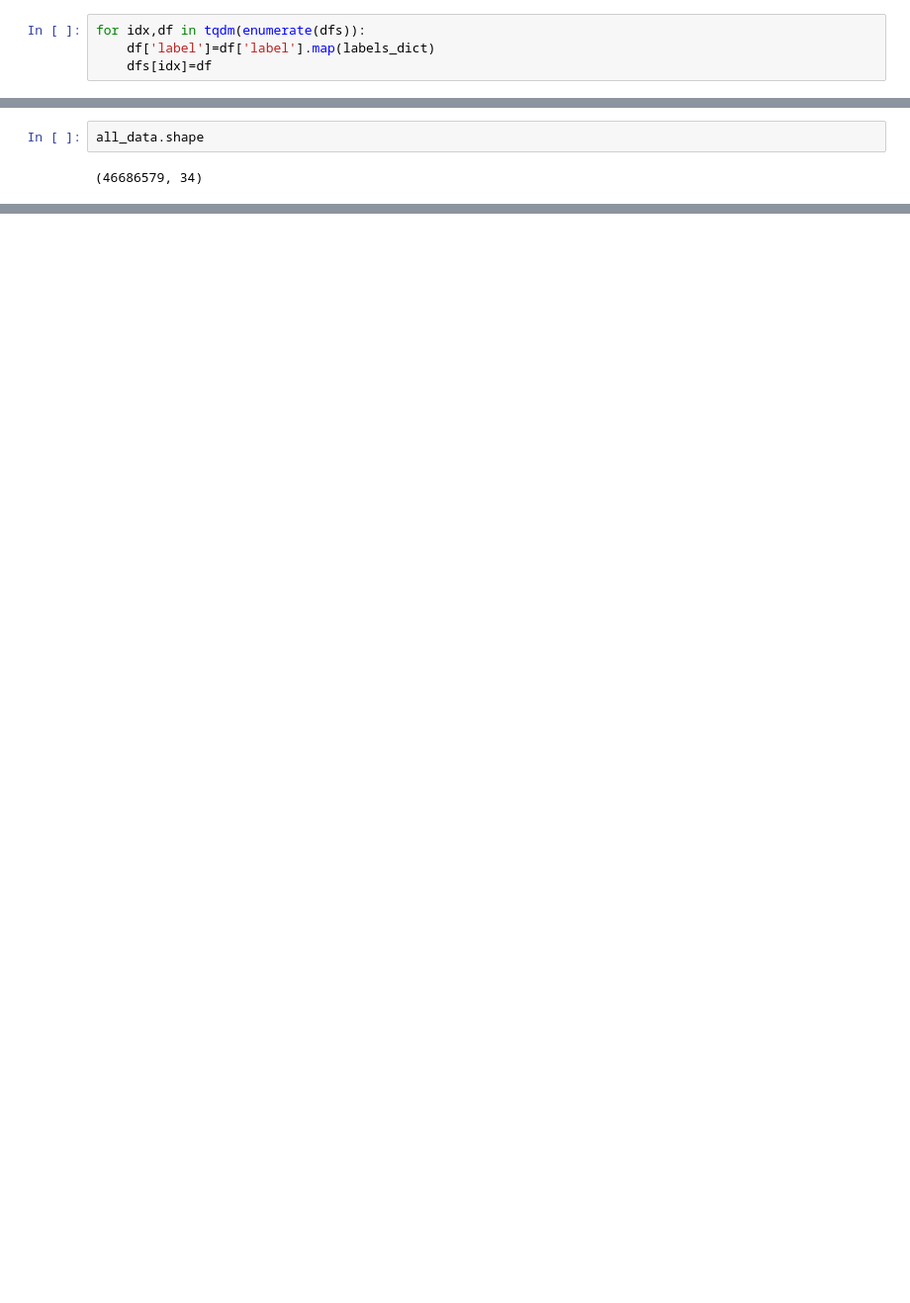
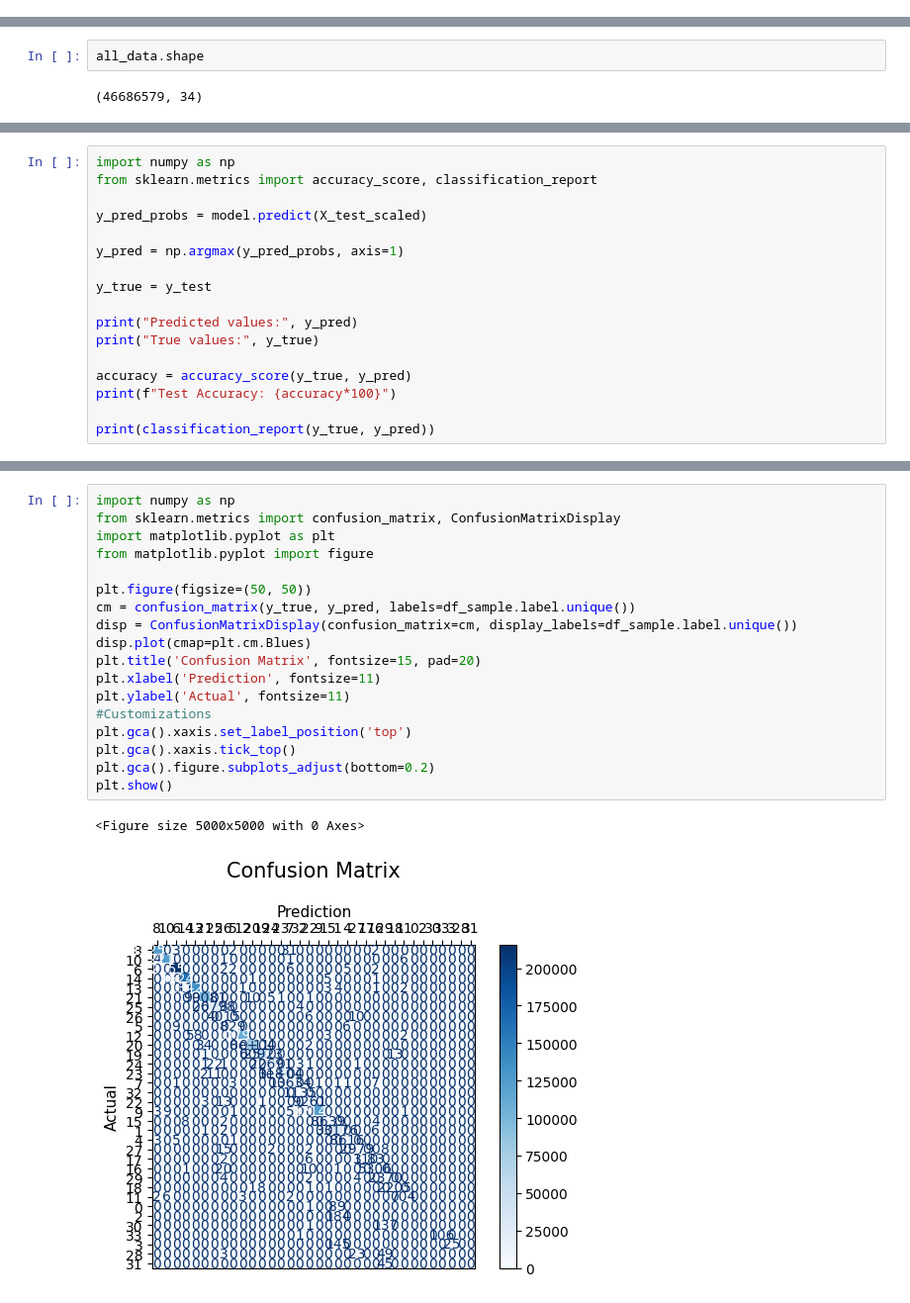
Before and after one commit to edwin16804/DL-based-IoT-intrusion-detection, a Jupyter notebook: multiclass.ipynb, the cells around one changed output, grey strips where cells are left out. Shown at 99% size. Drawn from its saved outputs; the diff is of its cells as text; blank space fills up the shorter version.

```diff
--- a/multiclass.ipynb
+++ b/multiclass.ipynb
@@ -102,7 +90,3 @@ print(labels_dict)
-# %%
-for idx,df in tqdm(enumerate(dfs)):
-    df['label']=df['label'].map(labels_dict)
-    dfs[idx]=df
 # %%
 for idx,df in tqdm(enumerate(dfs)):
     corr=df.corr()
@@ -247,0 +286,17 @@ MemoryError: Unable to allocate 11.8 GiB for an array with shape (34, 46686579)
+# %%
+import numpy as np
+from sklearn.metrics import accuracy_score, classification_report
+
+y_pred_probs = model.predict(X_test_scaled)
+
+y_pred = np.argmax(y_pred_probs, axis=1)
+
+y_true = y_test
+
+print("Predicted values:", y_pred)
+print("True values:", y_true)
+
+accuracy = accuracy_score(y_true, y_pred)
+print(f"Test Accuracy: {accuracy*100}")
+
+print(classification_report(y_true, y_pred))
@@ -247,0 +321,21 @@ MemoryError: Unable to allocate 11.8 GiB for an array with shape (34, 46686579)
+# %%
+import numpy as np
+from sklearn.metrics import confusion_matrix, ConfusionMatrixDisplay
+import matplotlib.pyplot as plt
+from matplotlib.pyplot import figure
+
+plt.figure(figsize=(50, 50))
+cm = confusion_matrix(y_true, y_pred, labels=df_sample.label.unique())
+disp = ConfusionMatrixDisplay(confusion_matrix=cm, display_labels=df_sample.label.unique())
+disp.plot(cmap=plt.cm.Blues)
+plt.title('Confusion Matrix', fontsize=15, pad=20)
+plt.xlabel('Prediction', fontsize=11)
+plt.ylabel('Actual', fontsize=11)
+#Customizations
+plt.gca().xaxis.set_label_position('top')
+plt.gca().xaxis.tick_top()
+plt.gca().figure.subplots_adjust(bottom=0.2)
+plt.show()
+# %% [output]
+<Figure size 5000x5000 with 0 Axes>
+[figure, added]
```
Also changed, not shown: parts of 11 cells of this notebook.
